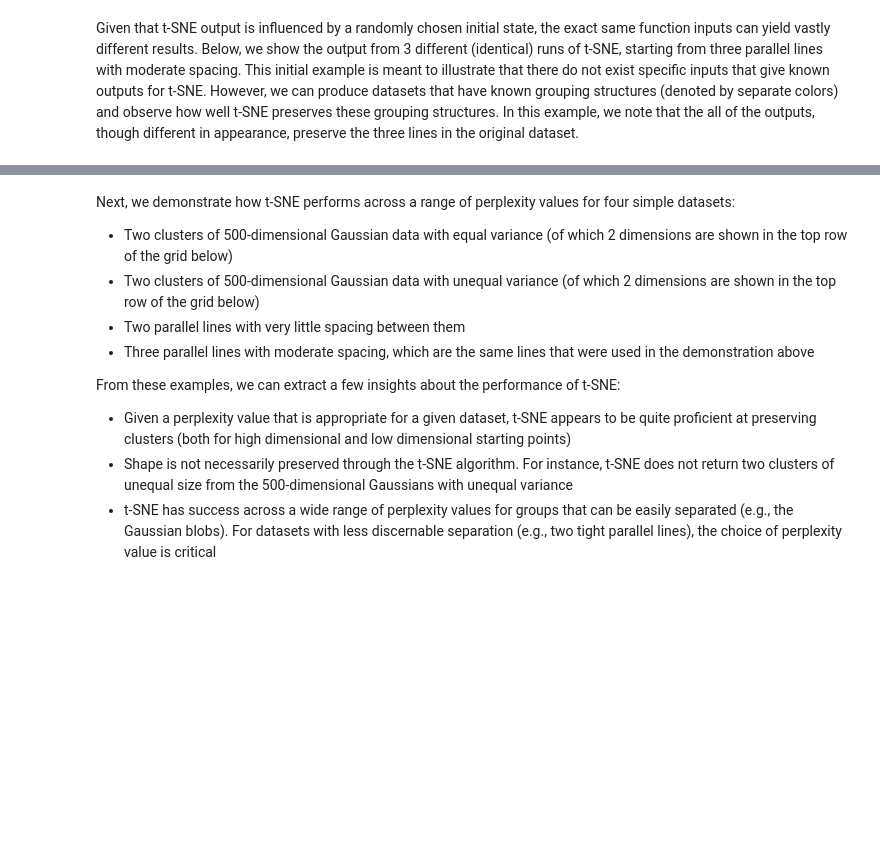
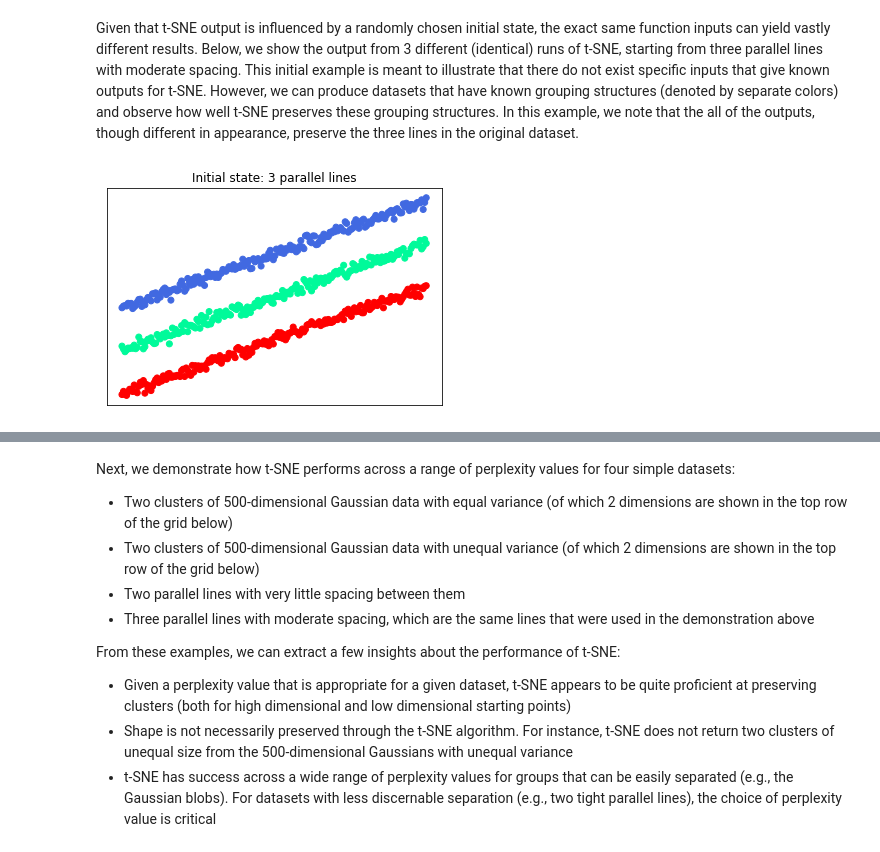
Before and after one commit to robkravec/t-SNE-Implementation, a Jupyter notebook: writeup.ipynb, the cells around one changed output, grey strips where cells are left out. Drawn from its saved outputs; the diff is of its cells as text; code cells hidden in the pictures; blank space fills up the shorter version.

```diff
--- a/writeup.ipynb
+++ b/writeup.ipynb
@@ -205,10 +220,12 @@ Vectorization produces <font color=red>**###**</font>-fold speed-up and parallel
 # %% [markdown]
 Given that t-SNE output is influenced by a randomly chosen initial state, the exact same function inputs can yield vastly different results. Below, we show the output from 3 different (identical) runs of t-SNE, starting from three parallel lines with moderate spacing. This initial example is meant to illustrate that there do not exist specific inputs that give known outputs for t-SNE. However, we can produce datasets that have known grouping structures (denoted by separate colors) and observe how well t-SNE preserves these grouping structures. In this example, we note that the all of the outputs, though different in appearance, preserve the three lines in the original dataset.
 # %%
-X, labs = make_parallel_lines(spacing = 40, num_lines = 3)
+X, labs = t.make_parallel_lines(spacing = 40, num_lines = 3)
 cdict = {1: 'red', 2: 'mediumspringgreen', 3: 'royalblue'}
 plt.scatter(x = X[:, 0], y = X[:, 1], c = np.array(list(map(lambda x: cdict[x], labs))))
 plt.title("Initial state: 3 parallel lines")
 plt.xticks([])
 plt.yticks([]);
+# %% [output]
+[figure, added]
 # %%
```
Also changed, not shown: parts of 12 cells of this notebook.
